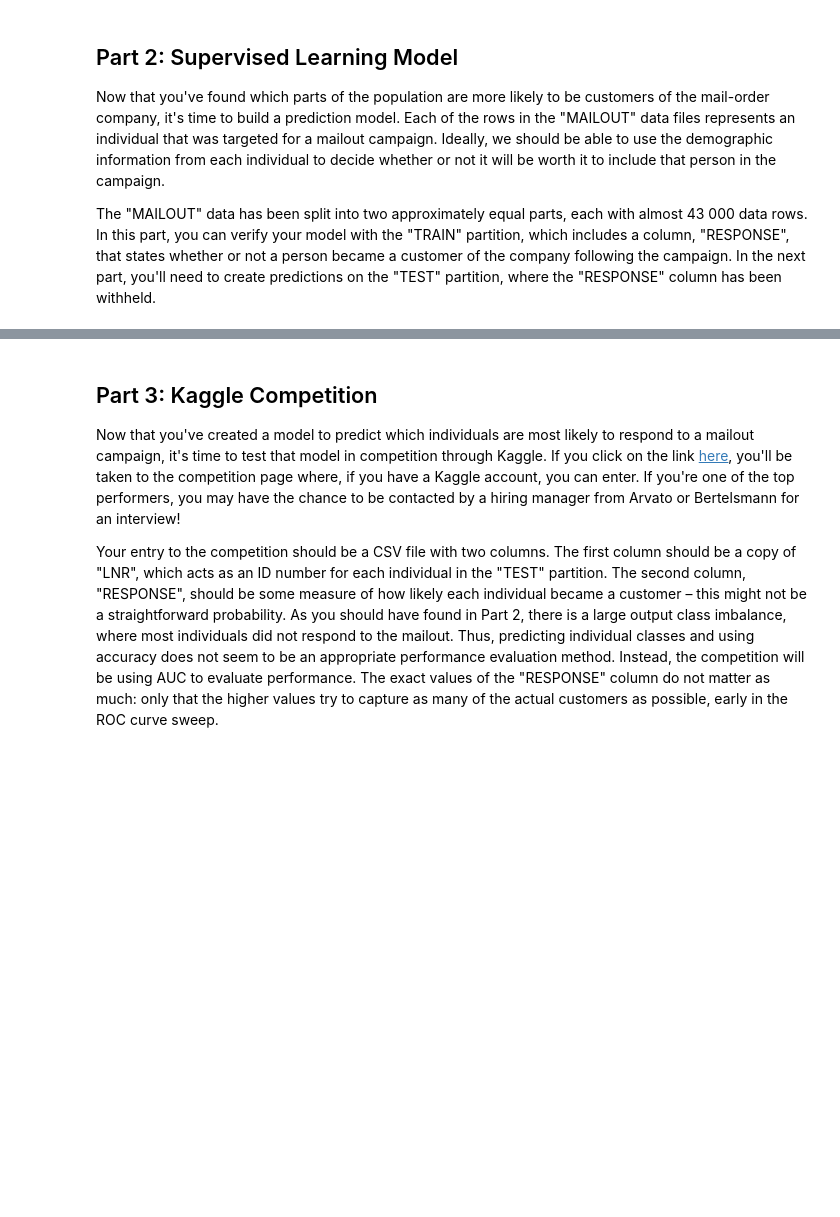
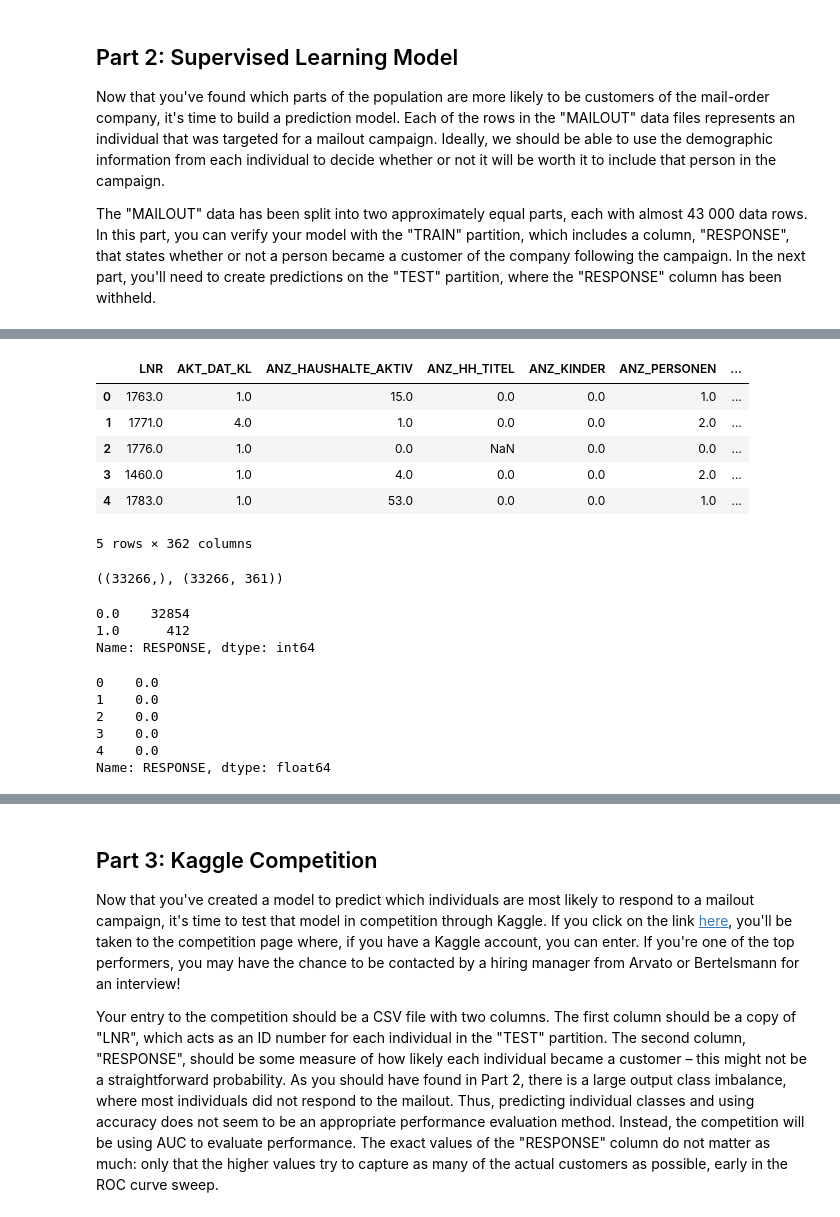
Before and after one commit to ursulahneumann/Arvato_capstone, a Jupyter notebook: Arvato_capstone.ipynb, the cells around one changed output, grey strips where cells are left out. Cells and saved outputs as stored; diff of their text form; code cells hidden in the pictures; blank space fills up the shorter version.

```diff
--- a/Arvato_capstone.ipynb
+++ b/Arvato_capstone.ipynb
@@ -1409,0 +1439,36 @@ mailout_train.to_csv('train.csv')
+# %%
+# Clean the training data (may need to rerun cell with cleaning function, loading unknowns.pickle)
+train = clean_data(train, unknowns)
+train.head()
+# %% [output]
+|  | LNR | AKT_DAT_KL | ANZ_HAUSHALTE_AKTIV | ANZ_HH_TITEL | ANZ_KINDER | ANZ_PERSONEN | ... |
+| 0 | 1763.0 | 1.0 | 15.0 | 0.0 | 0.0 | 1.0 | ... |
+| 1 | 1771.0 | 4.0 | 1.0 | 0.0 | 0.0 | 2.0 | ... |
+| 2 | 1776.0 | 1.0 | 0.0 | NaN | 0.0 | 0.0 | ... |
+| 3 | 1460.0 | 1.0 | 4.0 | 0.0 | 0.0 | 2.0 | ... |
+| 4 | 1783.0 | 1.0 | 53.0 | 0.0 | 0.0 | 1.0 | ... |
+5 rows × 362 columns
+# %%
+# Define the labels (y) to be the response column, and the rest of the columns to be X
+y = train['RESPONSE']
+del train['RESPONSE']
+X = train
+y.shape, X.shape
+# %% [output]
+((33266,), (33266, 361))
+# %%
+# Obtain the vale counts for the response column
+y.value_counts()
+# %% [output]
+0.0    32854
+1.0      412
+Name: RESPONSE, dtype: int64
+# %%
+y.head()
+# %% [output]
+0    0.0
+1    0.0
+2    0.0
+3    0.0
+4    0.0
+Name: RESPONSE, dtype: float64
```
Also changed, not shown: parts of 25 cells of this notebook.
